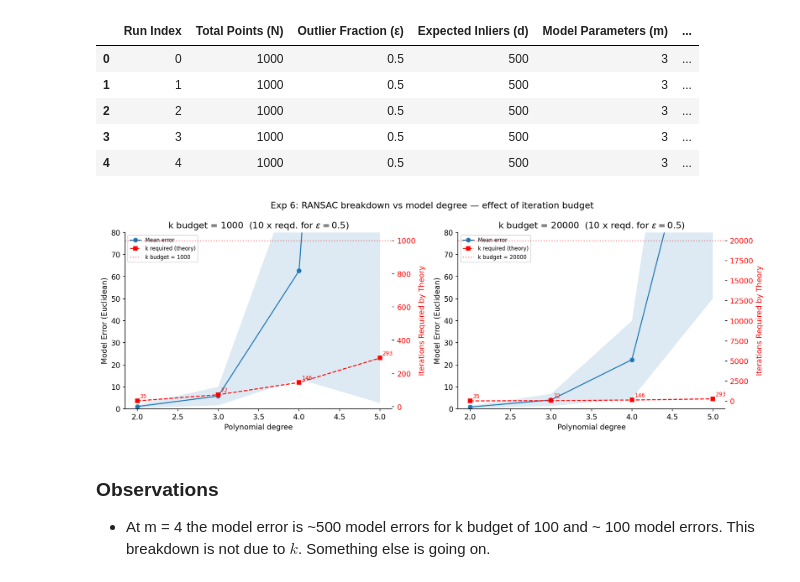
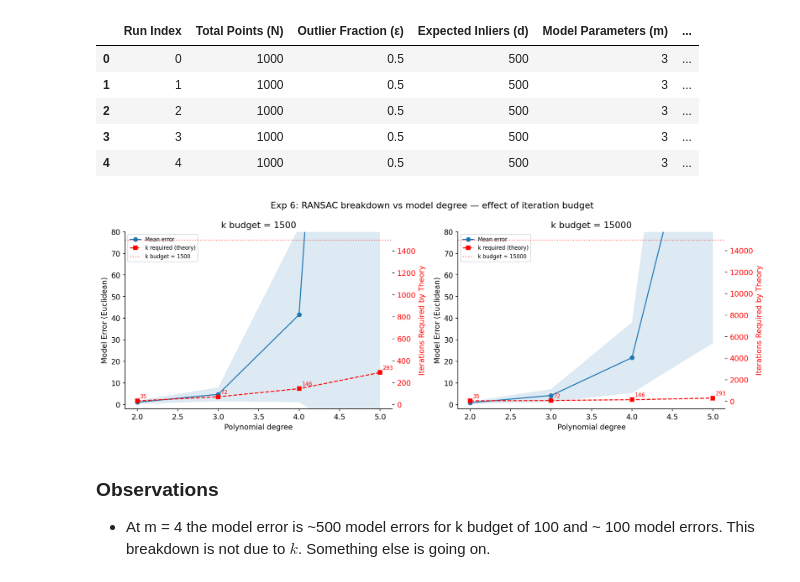
Before and after one commit to arshsinghphd/RANSAC-analysis, a Jupyter notebook: empirical_analysis/ransac_notebook.ipynb, the cells around one changed output. Drawn from its saved outputs; the diff is of its cells as text; code cells hidden in the pictures.

```diff
--- a/empirical_analysis/ransac_notebook.ipynb
+++ b/empirical_analysis/ransac_notebook.ipynb
@@ -385,8 +385,8 @@ df6.head()
 # Not fixed, uses mean, not used in report
 
 df6["degree"] = df6["Model Parameters (m)"] - 1
-sub100  = df6[df6["Iteration Budget (k)"].astype(int) == 1000]
-sub1000 = df6[df6["Iteration Budget (k)"].astype(int) == 20000]
+sub100  = df6[df6["Iteration Budget (k)"].astype(int) == 1500]
+sub1000 = df6[df6["Iteration Budget (k)"].astype(int) == 15000]
 
 agg100  = (sub100.groupby("degree")["Model Error (Euclidean)"]
                   .agg(mean_error="mean", std_error="std")
@@ -400,7 +400,7 @@ agg_theory = (sub100.groupby("degree")["Iterations Required by Theory"]
 fig, (ax_l, ax_r) = plt.subplots(1, 2, figsize=(14, 5))
 # fig, (ax_l, ax_r) = plt.subplots(2, 1, figsize=(7, 10))
 
-for ax1, agg, k_budget in [(ax_l, agg100, 1000), (ax_r, agg1000, 20000)]:
+for ax1, agg, k_budget in [(ax_l, agg100, 1500), (ax_r, agg1000, 15000)]:
     ax2 = ax1.twinx()
 
     ax1.plot(agg["degree"], agg["mean_error"],
@@ -412,38 +412,36 @@ for ax1, agg, k_budget in [(ax_l, agg100, 1000), (ax_r, agg1000, 20000)]:
 
     ax2.plot(agg_theory["degree"],
              agg_theory["Iterations Required by Theory"],
              marker="s", color="red", linestyle="--",
              label="k required (theory)")
     for _, row in agg_theory.iterrows():
         ax2.annotate(f"{int(row['Iterations Required by Theory'])}",
                      xy=(row["degree"], row["Iterations Required by Theory"]),
                      xytext=(4, 4), textcoords="offset points",
                      color="red", fontsize=8)
     ax2.axhline(k_budget, color="red", linestyle=":",
                 alpha=0.5, label=f"k budget = {k_budget}")
     ax2.tick_params(axis='y', labelcolor='red')
     ax1.set_xlabel("Polynomial degree")
     ax1.set_ylabel("Model Error (Euclidean)")
     ax2.set_ylabel("Iterations Required by Theory", color="red")
-    ax1.set_title(f"k budget = {k_budget}  (10 x reqd. for $\\varepsilon=0.5$)")
-    ax1.set_ylim(-2, 1000)
+    ax1.set_title(f"k budget = {k_budget}")
+    ax1.set_ylim(-2, 80)
     # if k_budget == 100:
     #     ax1.set_xlim(2, 5)
     # else:
     #     ax1.set_xlim(2, 8)
-    ax1.set_ylim(0, 80)
     lines1, labels1 = ax1.get_legend_handles_labels()
     lines2, labels2 = ax2.get_legend_handles_labels()
     ax1.legend(lines1 + lines2, labels1 + labels2,
                loc="upper left", fontsize=8)
-    #ax1.set_ylim(0, 10)
 
 plt.suptitle("Exp 6: RANSAC breakdown vs model degree — effect of iteration budget")
 plt.tight_layout()
 plt.savefig(f"{FIG_DIR}/exp6.png", dpi=150)
 plt.show()
 # %% [output]
-[figure, old version]
+[figure, new version]
 # %% [markdown]
 ### Observations
 * At m = 4 the model error is ~500 model errors  for k budget of 100 and ~ 100 model errors. This breakdown is not due to $k$. Something else is going on.
```
Also changed, not shown: 4 other files.
